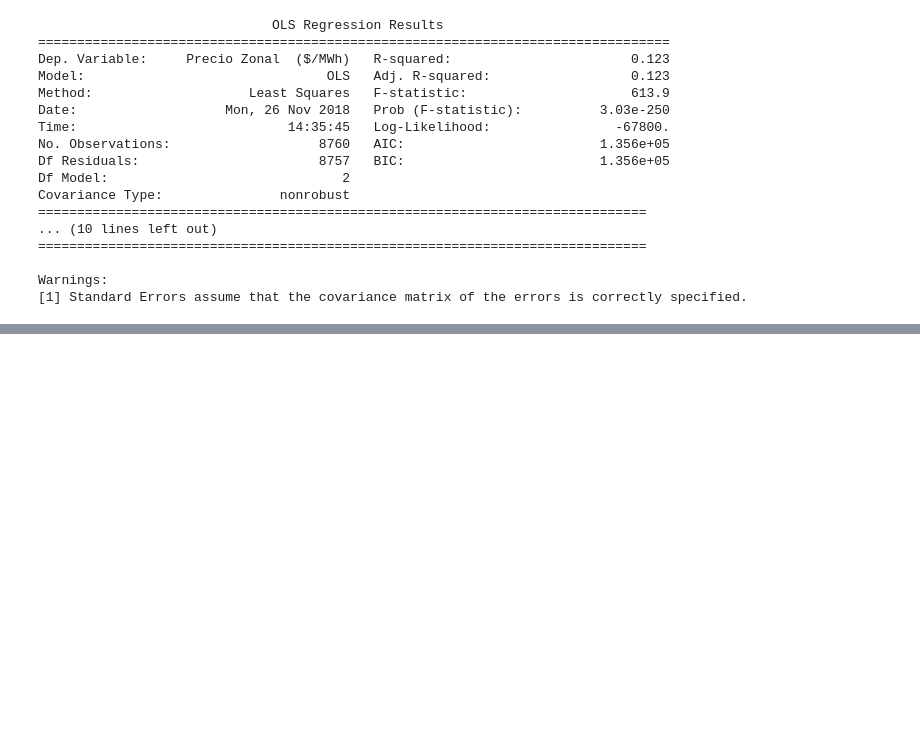
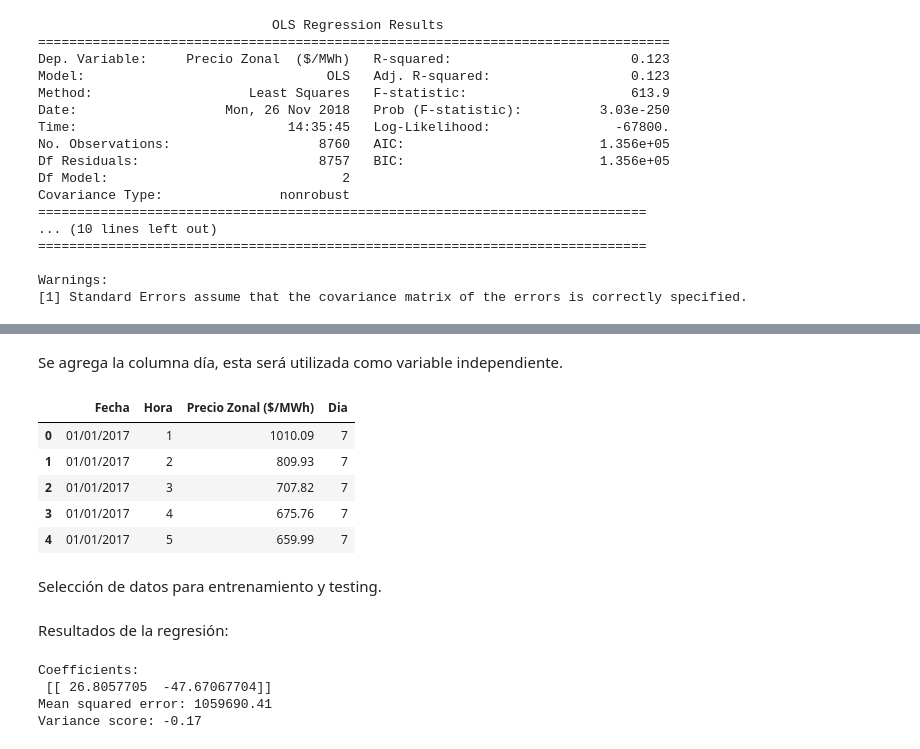
Before and after one commit to HomerMadriz/EnergyPred, a Jupyter notebook: Proyecto Avanzada.ipynb, the cells around one changed output, grey strips where cells are left out. Cells and saved outputs as stored; diff of their text form; code cells hidden in the pictures; blank space fills up the shorter version.

```diff
--- a/Proyecto Avanzada.ipynb
+++ b/Proyecto Avanzada.ipynb
@@ -315,0 +320,3 @@ Warnings:
+# %%
+df2017m2sz = pd.read_csv("Datos2017.csv", engine='python')
+df2018m2sz = pd.read_csv("Datos2018.csv", engine = 'python')
@@ -315,0 +325,3 @@ Warnings:
+# %%
+frames = [df2017m2sz, df2018m2sz]
+df1718m2sz = pd.concat(frames)
@@ -315,0 +341,21 @@ Warnings:
+# %% [markdown]
+Se agrega la columna día, esta será utilizada como variable independiente.
+# %%
+dia=[] #serie donde coloco todo lo que voy a adicionar en la columna
+
+for index,row in dfFiltm2sz.iterrows():
+    dia.append(date.isoweekday(dt.strptime(row['Fecha'],'%d/%m/%Y')))
+#https://pandas.pydata.org/pandas-docs/stable/merging.html
+sdia=pd.Series(dia, name='Dia')
+dfFiltm2sz = pd.concat([dfFiltm2sz, sdia], axis=1)
+
+dfFiltm2sz.head()
+# %% [output]
+|  | Fecha | Hora | Precio Zonal ($/MWh) | Dia |
+| 0 | 01/01/2017 | 1 | 1010.09 | 7 |
+| 1 | 01/01/2017 | 2 | 809.93 | 7 |
+| 2 | 01/01/2017 | 3 | 707.82 | 7 |
+| 3 | 01/01/2017 | 4 | 675.76 | 7 |
+| 4 | 01/01/2017 | 5 | 659.99 | 7 |
+# %% [markdown]
+Selección de datos para entrenamiento y testing.
@@ -315,0 +375,15 @@ Warnings:
+# %% [markdown]
+Resultados de la regresión:
+# %%
+# The coefficients
+print('Coefficients: \n', regr.coef_)
+# The mean squared error
+print("Mean squared error: %.2f"
+      % mean_squared_error(df_y_testm2sz, df_y_predm2sz))
+# Explained variance score: 1 is perfect prediction
+print('Variance score: %.2f' % r2_score(df_y_testm2sz, df_y_predm2sz))
+# %% [output]
+Coefficients:
+ [[ 26.8057705  -47.67067704]]
+Mean squared error: 1059690.41
+Variance score: -0.17
```
Also changed, not shown: parts of 14 cells of this notebook.
